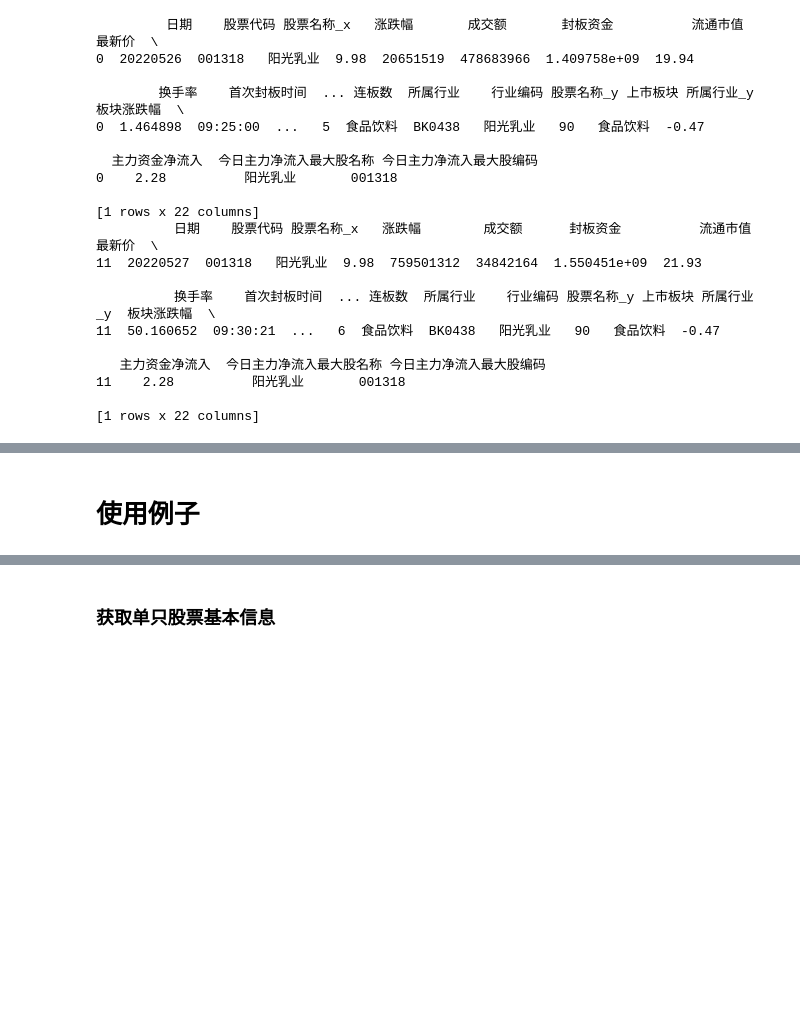
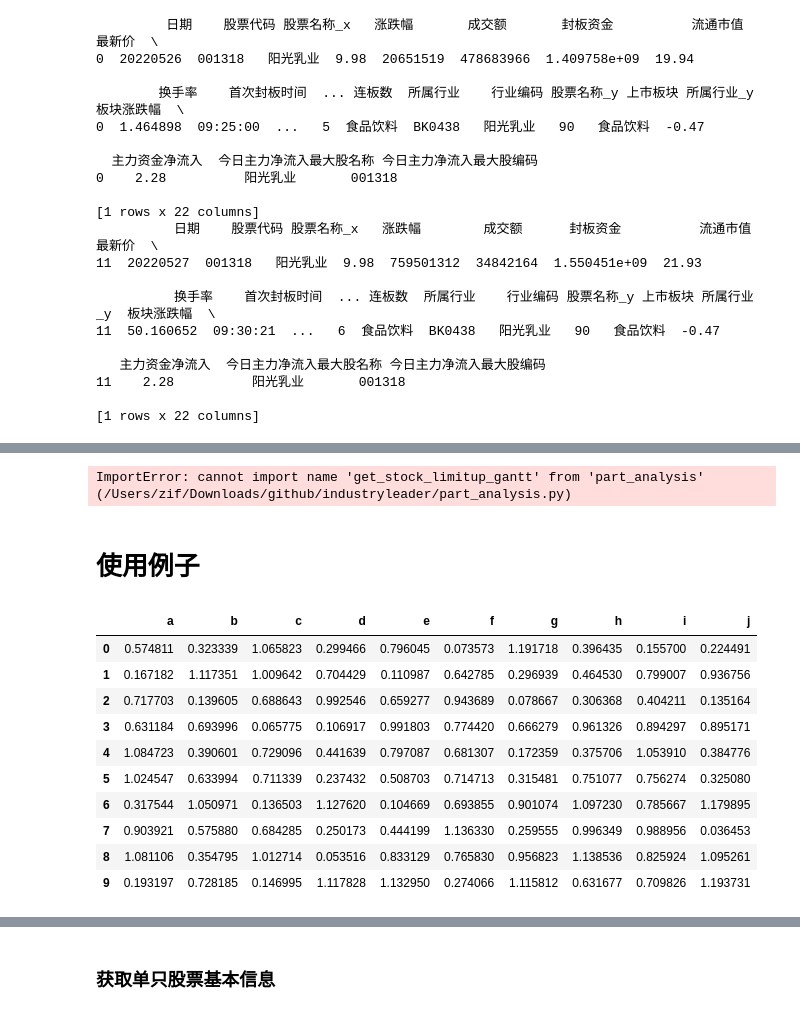
Before and after one commit to ifcheung2012/industryleader, a Jupyter notebook: stock.ipynb, the cells around one changed output, grey strips where cells are left out. Drawn from its saved outputs; the diff is of its cells as text; code cells hidden in the pictures; blank space fills up the shorter version.

```diff
--- a/stock.ipynb
+++ b/stock.ipynb
@@ -558,2 +534,35 @@ dtype: float64
+# %%
+urllib3.disable_warnings()
+
+import numpy as np
+from openpyxl.utils import get_column_letter
+import seaborn as sns
+from part_analysis import get_stock_limitup_gantt
+
+cm =  sns.light_palette('green',as_cmap=True)
+
+def color_negative_red(val):
+    color = 'gray' if val < 1 else 'red'
+    return 'color: %s' % color
+
+def makepretty(styler):
+    styler.background_gradient(cmap=cm,subset=dt_range)
+
+    c,i = [],0
+
+    while i < len(dt_range):
+        c.append('{:0}')
+        i += 1
+    styler.format(dict(zip(dt_range,c)))
+    # styler.set_caption("期间连板情况排行")
+    # styler.hide_index()
+    return styler
+df8 =  get_stock_limitup_gantt(10,1)
+df9 =  df8.loc[(df8['max']>4)]
+
+df9.style.pipe(makepretty)\
+    .to_excel('~/Downloads/20220619-4-100.xlsx')
+# %% [output]
+ImportError: cannot import name 'get_stock_limitup_gantt' from 'part_analysis' (/Users/zif/Downloads/github/industryleader/part_analysis.py)
 # %% [markdown]
 # 使用例子
@@ -571,0 +569,16 @@ dfx.T
+# %%
+import string
+df = pd.DataFrame(np.random.rand(10,10)*1.2, columns=list(string.ascii_letters[:10]))
+df
+# %% [output]
+|  | a | b | c | d | e | f | g | h | i | j |
+| 0 | 0.574811 | 0.323339 | 1.065823 | 0.299466 | 0.796045 | 0.073573 | 1.191718 | 0.396435 | 0.155700 | 0.224491 |
+| 1 | 0.167182 | 1.117351 | 1.009642 | 0.704429 | 0.110987 | 0.642785 | 0.296939 | 0.464530 | 0.799007 | 0.936756 |
+| 2 | 0.717703 | 0.139605 | 0.688643 | 0.992546 | 0.659277 | 0.943689 | 0.078667 | 0.306368 | 0.404211 | 0.135164 |
+| 3 | 0.631184 | 0.693996 | 0.065775 | 0.106917 | 0.991803 | 0.774420 | 0.666279 | 0.961326 | 0.894297 | 0.895171 |
+| 4 | 1.084723 | 0.390601 | 0.729096 | 0.441639 | 0.797087 | 0.681307 | 0.172359 | 0.375706 | 1.053910 | 0.384776 |
+| 5 | 1.024547 | 0.633994 | 0.711339 | 0.237432 | 0.508703 | 0.714713 | 0.315481 | 0.751077 | 0.756274 | 0.325080 |
+| 6 | 0.317544 | 1.050971 | 0.136503 | 1.127620 | 0.104669 | 0.693855 | 0.901074 | 1.097230 | 0.785667 | 1.179895 |
+| 7 | 0.903921 | 0.575880 | 0.684285 | 0.250173 | 0.444199 | 1.136330 | 0.259555 | 0.996349 | 0.988956 | 0.036453 |
+| 8 | 1.081106 | 0.354795 | 1.012714 | 0.053516 | 0.833129 | 0.765830 | 0.956823 | 1.138536 | 0.825924 | 1.095261 |
+| 9 | 0.193197 | 0.728185 | 0.146995 | 1.117828 | 1.132950 | 0.274066 | 1.115812 | 0.631677 | 0.709826 | 1.193731 |
```
Also changed, not shown: parts of 4 cells of this notebook, 1 other file.
